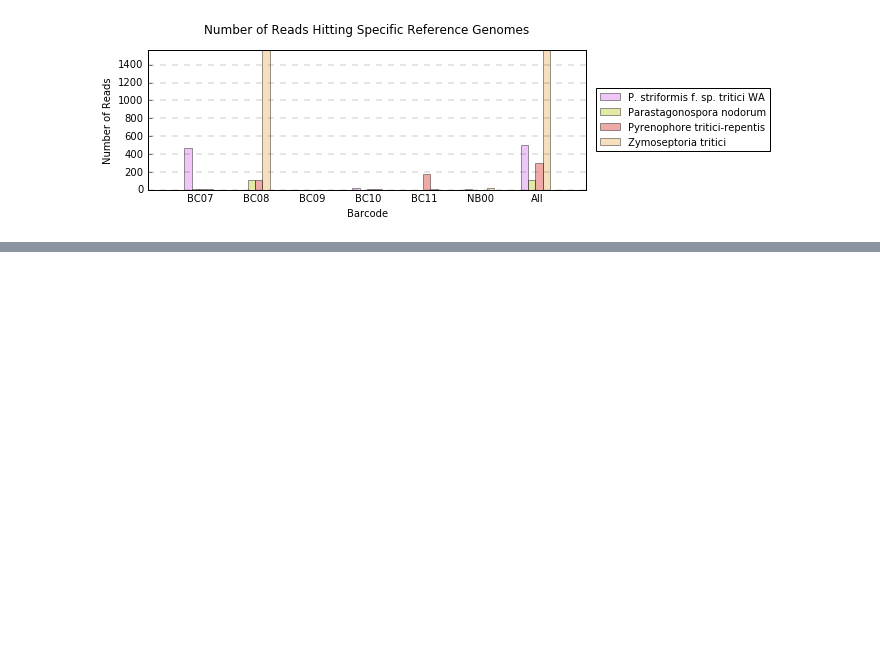
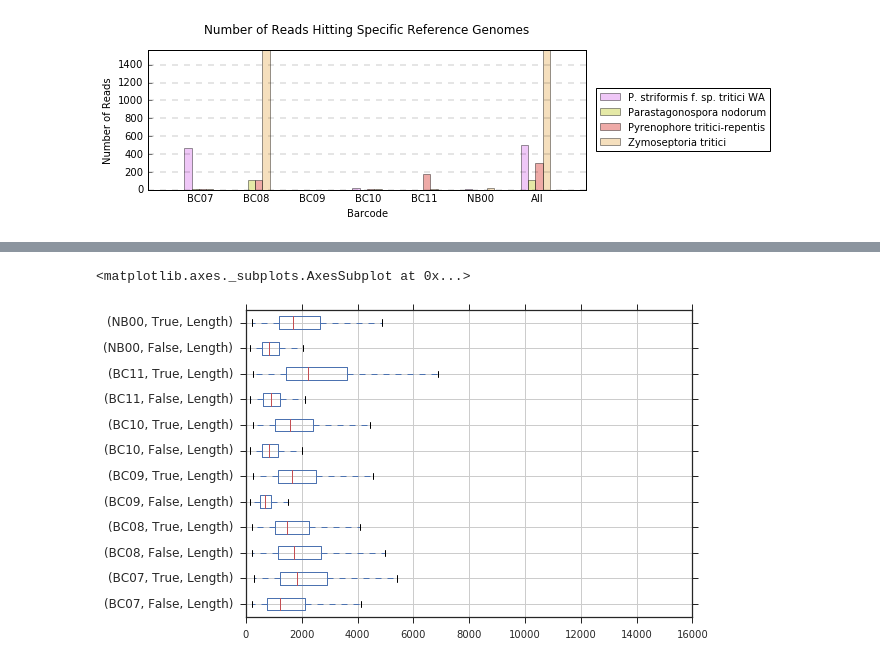
Before and after one commit to BenjaminSchwessinger/Gamran, a Jupyter notebook: 03042017_1D_barcoding_Wagga_exp2.ipynb, the cells around one changed output, grey strips where cells are left out. Drawn from its saved outputs; the diff is of its cells as text; code cells hidden in the pictures; blank space fills up the shorter version.

```diff
--- a/03042017_1D_barcoding_Wagga_exp2.ipynb
+++ b/03042017_1D_barcoding_Wagga_exp2.ipynb
@@ -537,0 +579,5 @@ generateGBGforRGHC(dropmaxspecies=True)
+# %%
+test_df.groupby(by=['Barcode','rgbblast_hit']).boxplot(subplots=False, vert=False)
+# %% [output]
+<matplotlib.axes._subplots.AxesSubplot at 0x...>
+[figure, added]
```
Also changed, not shown: parts of 45 cells of this notebook.
